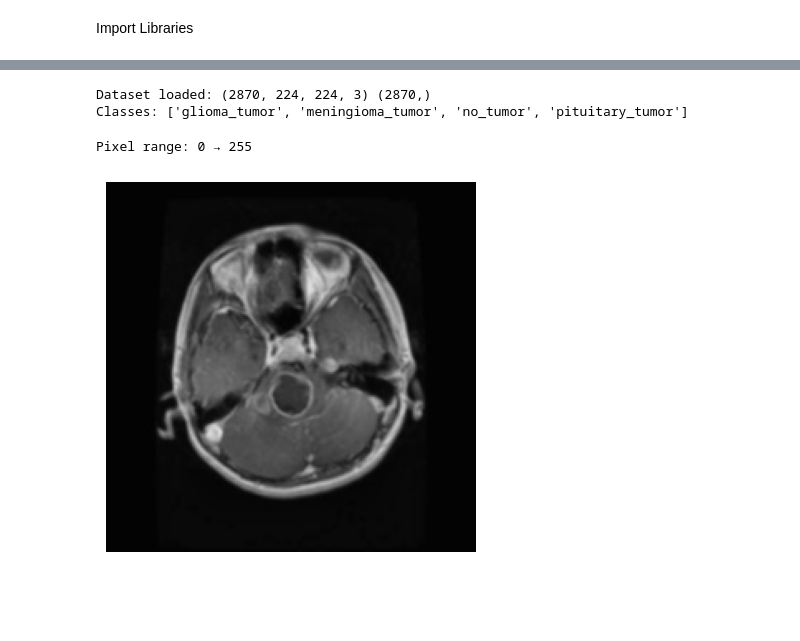
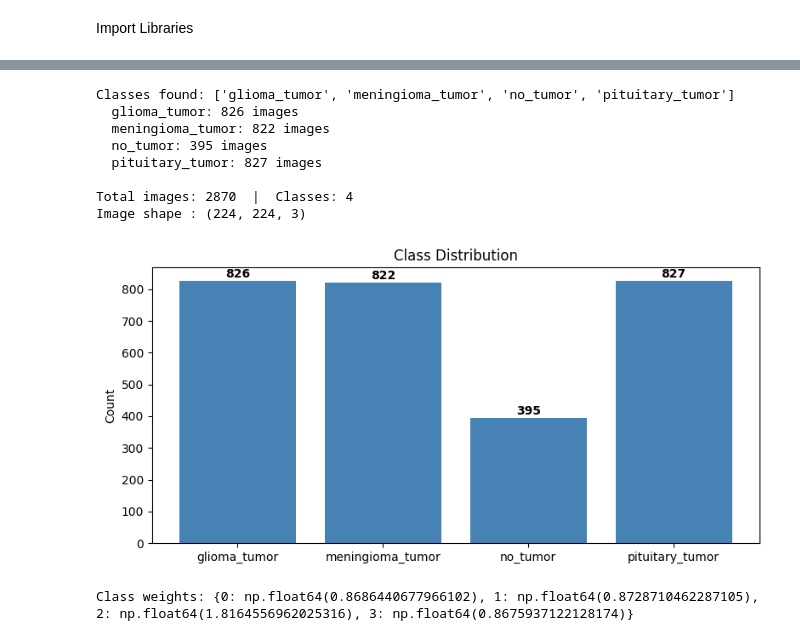
Before and after one commit to SNWE159/brain-tumor-classification, a Jupyter notebook: notebooks/03_VGG16.ipynb, the cells around one changed output, grey strips where cells are left out. Cells and saved outputs as stored; diff of their text form; code cells hidden in the pictures; blank space fills up the shorter version.

```diff
--- a/notebooks/03_VGG16.ipynb
+++ b/notebooks/03_VGG16.ipynb
@@ -51,17 +78,67 @@ def load_dataset(base_path):
 # %%
-dataset_path = "/content/drive/MyDrive/brain-tumor-classification/data/processed/Training"
-X, y, class_names = load_dataset(dataset_path)
-print("Dataset loaded:", X.shape, y.shape)
-print("Classes:", class_names)
+def load_dataset(base_path, img_size=IMG_SIZE):
+    """
+    Load all images from a folder structure: base_path/class_name/image.jpg
+    Returns uint8 arrays (0-255) – normalisation happens in the generator.
+    """
+    X, y = [], []
+    class_names = sorted(
+        [d for d in os.listdir(base_path)
+         if os.path.isdir(os.path.join(base_path, d))]
+    )
+    print(f'Classes found: {class_names}')
+
+    for label, cls in enumerate(class_names):
+        cls_folder = os.path.join(base_path, cls)
+        files = [f for f in os.listdir(cls_folder)
+                 if f.lower().endswith(('.jpg', '.jpeg', '.png', '.bmp'))]
+        print(f'  {cls}: {len(files)} images')
+        for fname in files:
+            img_path = os.path.join(cls_folder, fname)
+            img = cv2.imread(img_path)
+            if img is None:
+                continue
+            img = cv2.cvtColor(
+                img, cv2.COLOR_GRAY2RGB if len(img.shape) == 2 else cv2.COLOR_BGR2RGB
+            )
+            img = cv2.resize(img, (img_size, img_size))
+            X.append(img)
+            y.append(label)
+
+    return np.array(X, dtype=np.uint8), np.array(y), class_names
+
+
+X, y, class_names = load_dataset(TRAIN_PATH)
+NUM_CLASSES = len(class_names)
+print(f'\nTotal images: {len(X)}  |  Classes: {NUM_CLASSES}')
+print(f'Image shape : {X.shape[1:]}')
 # %% [output]
-Dataset loaded: (2870, 224, 224, 3) (2870,)
-Classes: ['glioma_tumor', 'meningioma_tumor', 'no_tumor', 'pituitary_tumor']
+Classes found: ['glioma_tumor', 'meningioma_tumor', 'no_tumor', 'pituitary_tumor']
+  glioma_tumor: 826 images
+  meningioma_tumor: 822 images
+  no_tumor: 395 images
+  pituitary_tumor: 827 images
+
+Total images: 2870  |  Classes: 4
+Image shape : (224, 224, 3)
 # %%
-print("Pixel range:", X.min(), "→", X.max())
-plt.imshow(X[0])
-plt.axis("off")
+unique, counts = np.unique(y, return_counts=True)
+plt.figure(figsize=(8, 4))
+plt.bar(class_names, counts, color='steelblue')
+plt.title('Class Distribution')
+plt.ylabel('Count')
+for i, v in enumerate(counts):
+    plt.text(i, v + 10, str(v), ha='center', fontweight='bold')
+plt.tight_layout()
 plt.show()
+
+# Compute class weights to handle imbalance
+class_weights_array = compute_class_weight(
+    class_weight='balanced', classes=np.unique(y), y=y
+)
+class_weight_dict = dict(enumerate(class_weights_array))
+print('Class weights:', class_weight_dict)
 # %% [output]
+[figure, new version]
-Pixel range: 0 → 255
+Class weights: {0: np.float64(0.8686440677966102), 1: np.float64(0.8728710462287105), 2: np.float64(1.8164556962025316), 3: np.float64(0.8675937122128174)}
-[figure, old version]
 # %%
```
Also changed, not shown: parts of 20 cells of this notebook.
